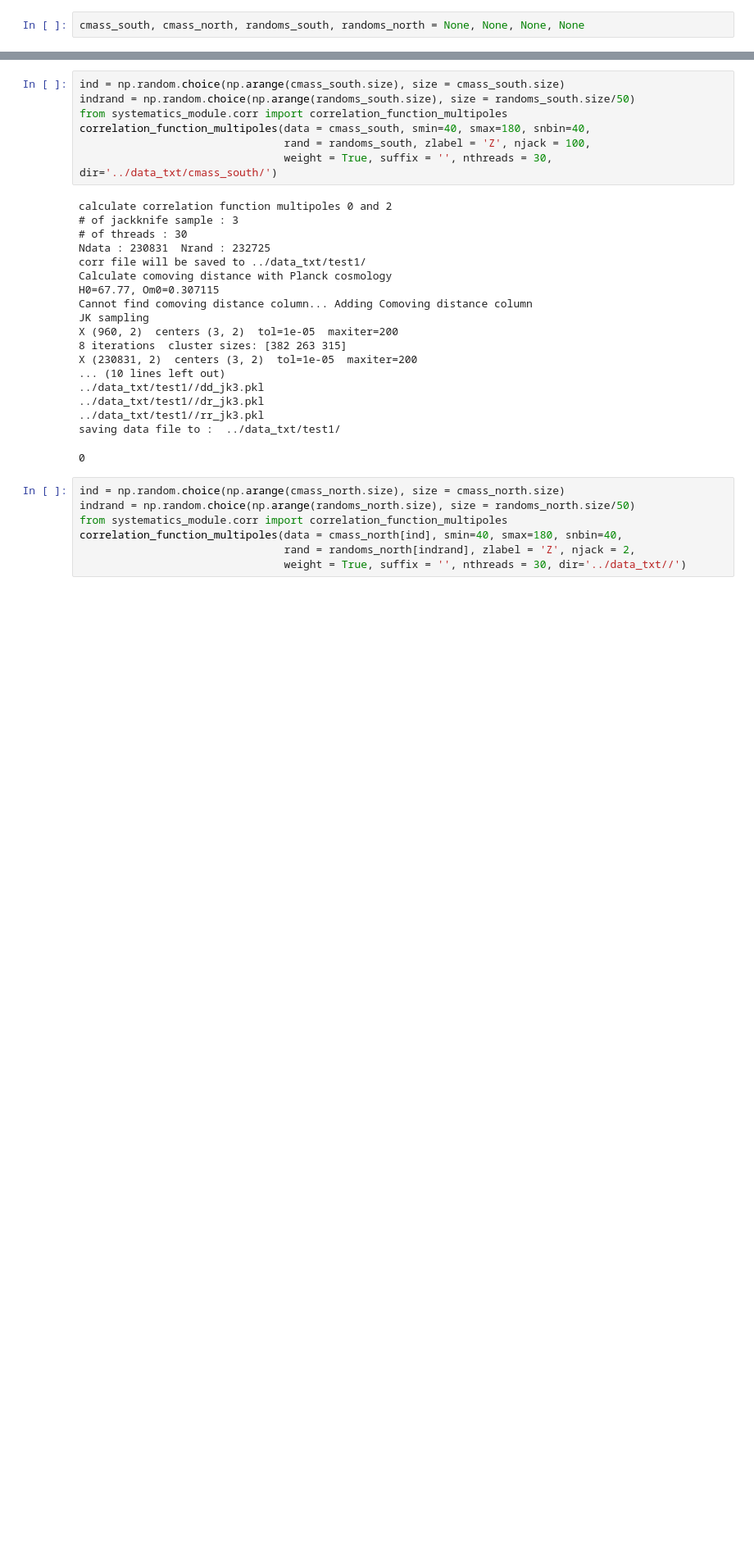
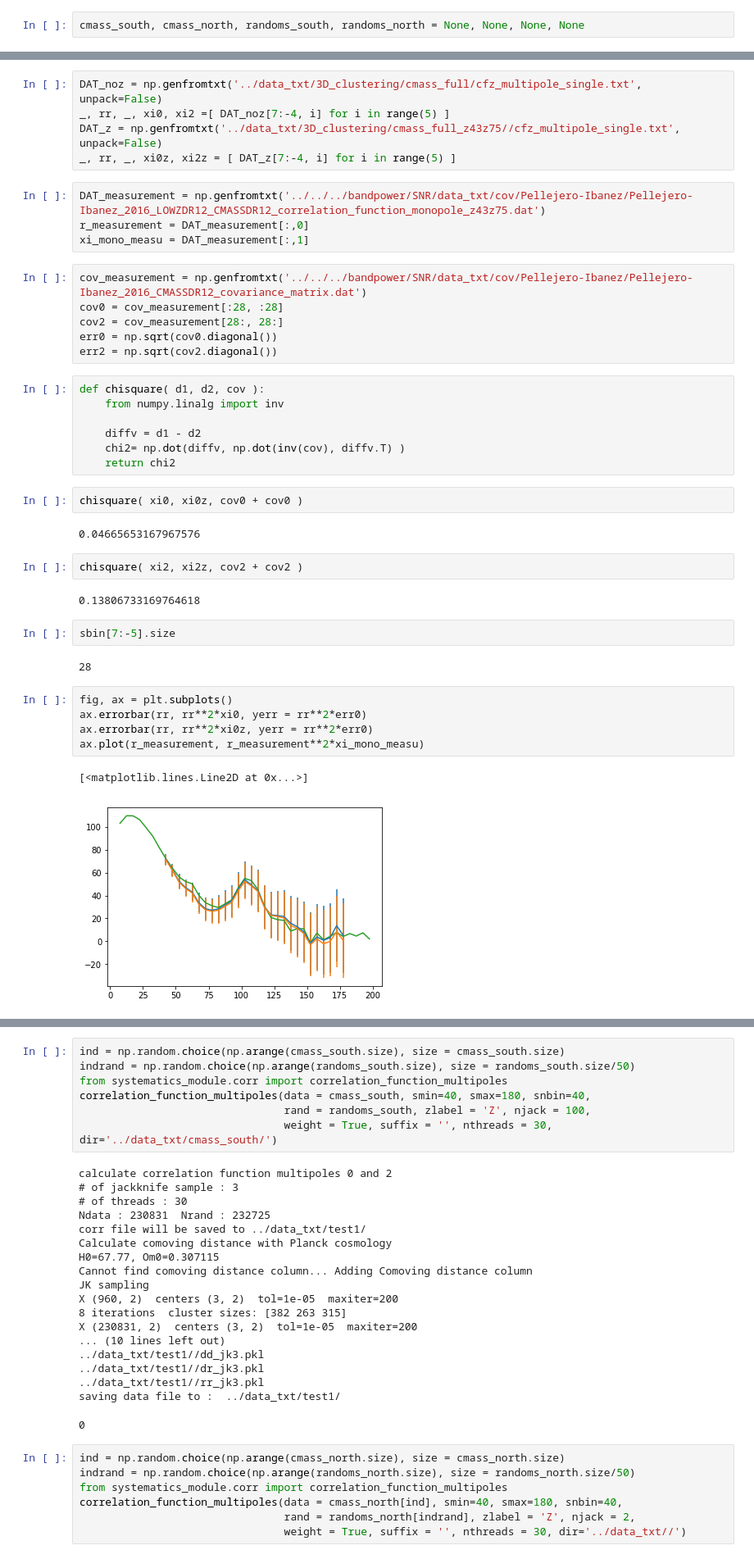
Before and after one commit to sujeong-lee/DMASS, a Jupyter notebook: code/notebook/CMASS zcut 3D correlation function.ipynb, the cells around one changed output, grey strips where cells are left out. Shown at 82% size. Drawn from its saved outputs; the diff is of its cells as text; blank space fills up the shorter version.

```diff
--- a/code/notebook/CMASS zcut 3D correlation function.ipynb
+++ b/code/notebook/CMASS zcut 3D correlation function.ipynb
@@ -103,0 +265,42 @@ Adding Comoving distance column
+# %%
+DAT_noz = np.genfromtxt('../data_txt/3D_clustering/cmass_full/cfz_multipole_single.txt', unpack=False)
+_, rr, _, xi0, xi2 =[ DAT_noz[7:-4, i] for i in range(5) ]
+DAT_z = np.genfromtxt('../data_txt/3D_clustering/cmass_full_z43z75//cfz_multipole_single.txt', unpack=False)
+_, rr, _, xi0z, xi2z = [ DAT_z[7:-4, i] for i in range(5) ]
+# %%
+DAT_measurement = np.genfromtxt('../../../bandpower/SNR/data_txt/cov/Pellejero-Ibanez/Pellejero-Ibanez_2016_LOWZDR12_CMASSDR12_correlation_function_monopole_z43z75.dat')
+r_measurement = DAT_measurement[:,0]
+xi_mono_measu = DAT_measurement[:,1]
+# %%
+cov_measurement = np.genfromtxt('../../../bandpower/SNR/data_txt/cov/Pellejero-Ibanez/Pellejero-Ibanez_2016_CMASSDR12_covariance_matrix.dat')
+cov0 = cov_measurement[:28, :28]
+cov2 = cov_measurement[28:, 28:]
+err0 = np.sqrt(cov0.diagonal())
+err2 = np.sqrt(cov2.diagonal())
+# %%
+def chisquare( d1, d2, cov ):
+    from numpy.linalg import inv
+
+    diffv = d1 - d2
+    chi2= np.dot(diffv, np.dot(inv(cov), diffv.T) )
+    return chi2
+# %%
+chisquare( xi0, xi0z, cov0 + cov0 )
+# %% [output]
+0.04665653167967576
+# %%
+chisquare( xi2, xi2z, cov2 + cov2 )
+# %% [output]
+0.13806733169764618
+# %%
+sbin[7:-5].size
+# %% [output]
+28
+# %%
+fig, ax = plt.subplots()
+ax.errorbar(rr, rr**2*xi0, yerr = rr**2*err0)
+ax.errorbar(rr, rr**2*xi0z, yerr = rr**2*err0)
+ax.plot(r_measurement, r_measurement**2*xi_mono_measu)
+# %% [output]
+[<matplotlib.lines.Line2D at 0x...>]
+[figure, added]
```
Also changed, not shown: parts of 17 cells of this notebook, 6 other files.
